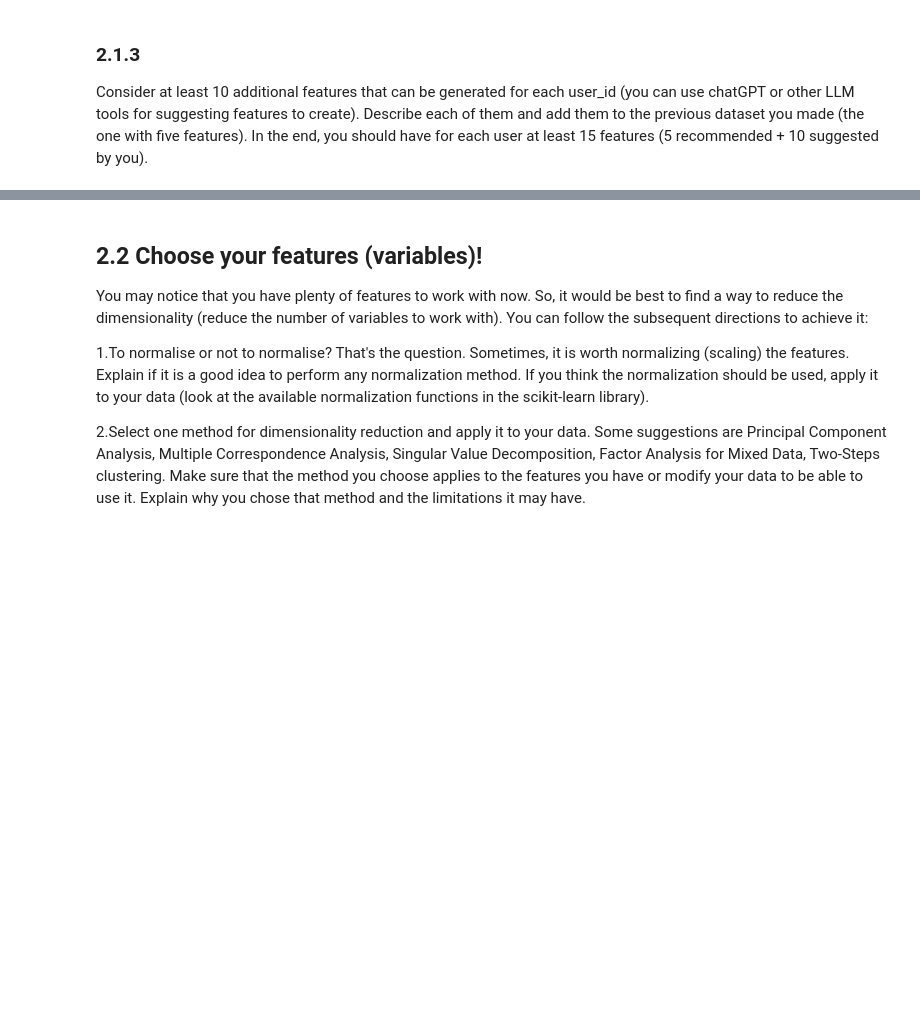
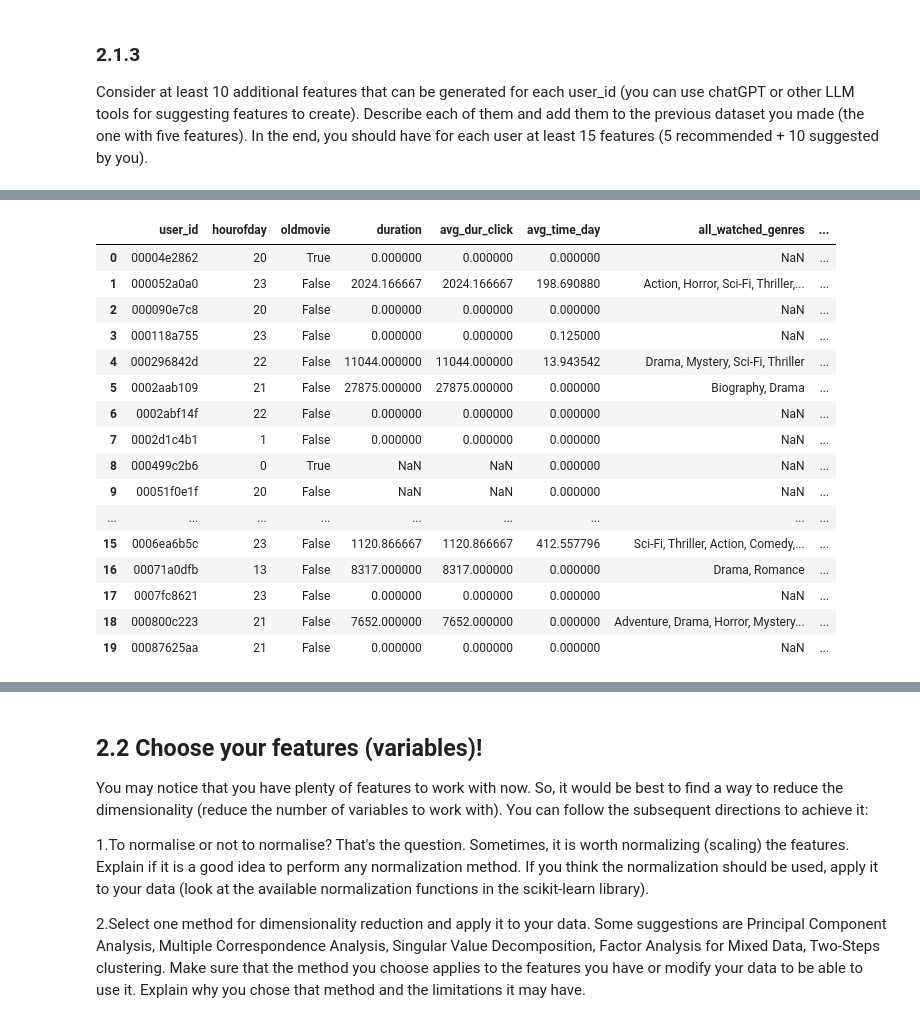
Before and after one commit to Alessandra9922/ADM_HW4_Group_8, a Jupyter notebook: Question_2/main_(2).ipynb, the cells around one changed output, grey strips where cells are left out. Cells and saved outputs as stored; diff of their text form; code cells hidden in the pictures; blank space fills up the shorter version.

```diff
--- a/Question_2/main_(2).ipynb
+++ b/Question_2/main_(2).ipynb
@@ -455,0 +437,51 @@ Name: datetime, Length: 671736, dtype: period[M]
+# %%
+# When the user watches more during the year
+
+# Extract the month to determine the season
+dataset['month'] = dataset['datetime'].dt.month
+
+# Function hat assigns months into seasons
+def categorize_season(month):
+    if month in [12, 1, 2]:  # Winter: December to February
+        return 'Winter'
+    elif month in [3, 4, 5]:  # Spring: March to May
+        return 'Spring'
+    elif month in [6, 7, 8]:  # Summer: June to August
+        return 'Summer'
+    else:  # Autumn: September to November
+        return 'Autumn'
+
+# Apply the function to create a new column 'season'
+dataset['season'] = dataset['month'].apply(categorize_season)
+
+# Group by 'user_id' and 'season', count occurrences
+season_clicks = dataset.groupby(['user_id', 'season']).size().unstack().fillna(0)
+
+# Determine the season with maximum clicks for each user
+season_clicks['preferred_season'] = season_clicks.idxmax(axis=1)
+
+# Reset the index to merge properly
+user_season_preference = season_clicks['preferred_season'].reset_index()
+
+# Merge
+dataset_user = pd.merge(dataset_user, user_season_preference, on='user_id', how='left')
+
+dataset_user.head(20)
+# %% [output]
+|  | user_id | hourofday | oldmovie | duration | avg_dur_click | avg_time_day | all_watched_genres | ... |
+| 0 | 00004e2862 | 20 | True | 0.000000 | 0.000000 | 0.000000 | NaN | ... |
+| 1 | 000052a0a0 | 23 | False | 2024.166667 | 2024.166667 | 198.690880 | Action, Horror, Sci-Fi, Thriller,... | ... |
+| 2 | 000090e7c8 | 20 | False | 0.000000 | 0.000000 | 0.000000 | NaN | ... |
+| 3 | 000118a755 | 23 | False | 0.000000 | 0.000000 | 0.125000 | NaN | ... |
+| 4 | 000296842d | 22 | False | 11044.000000 | 11044.000000 | 13.943542 | Drama, Mystery, Sci-Fi, Thriller | ... |
+| 5 | 0002aab109 | 21 | False | 27875.000000 | 27875.000000 | 0.000000 | Biography, Drama | ... |
+| 6 | 0002abf14f | 22 | False | 0.000000 | 0.000000 | 0.000000 | NaN | ... |
+| 7 | 0002d1c4b1 | 1 | False | 0.000000 | 0.000000 | 0.000000 | NaN | ... |
+| 8 | 000499c2b6 | 0 | True | NaN | NaN | 0.000000 | NaN | ... |
+| 9 | 00051f0e1f | 20 | False | NaN | NaN | 0.000000 | NaN | ... |
+| ... | ... | ... | ... | ... | ... | ... | ... | ... |
+| 15 | 0006ea6b5c | 23 | False | 1120.866667 | 1120.866667 | 412.557796 | Sci-Fi, Thriller, Action, Comedy,... | ... |
+| 16 | 00071a0dfb | 13 | False | 8317.000000 | 8317.000000 | 0.000000 | Drama, Romance | ... |
+| 17 | 0007fc8621 | 23 | False | 0.000000 | 0.000000 | 0.000000 | NaN | ... |
+| 18 | 000800c223 | 21 | False | 7652.000000 | 7652.000000 | 0.000000 | Adventure, Drama, Horror, Mystery... | ... |
+| 19 | 00087625aa | 21 | False | 0.000000 | 0.000000 | 0.000000 | NaN | ... |
```
Also changed, not shown: parts of 26 cells of this notebook.
